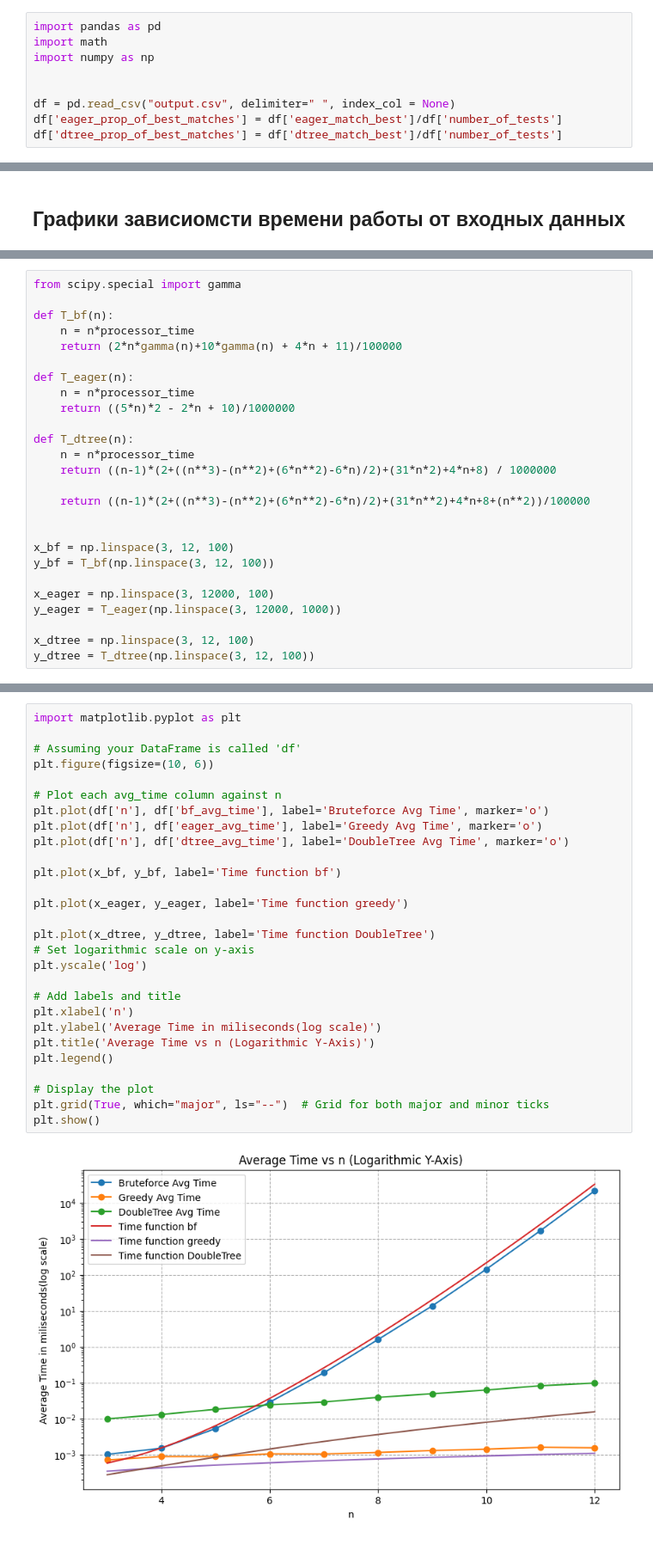
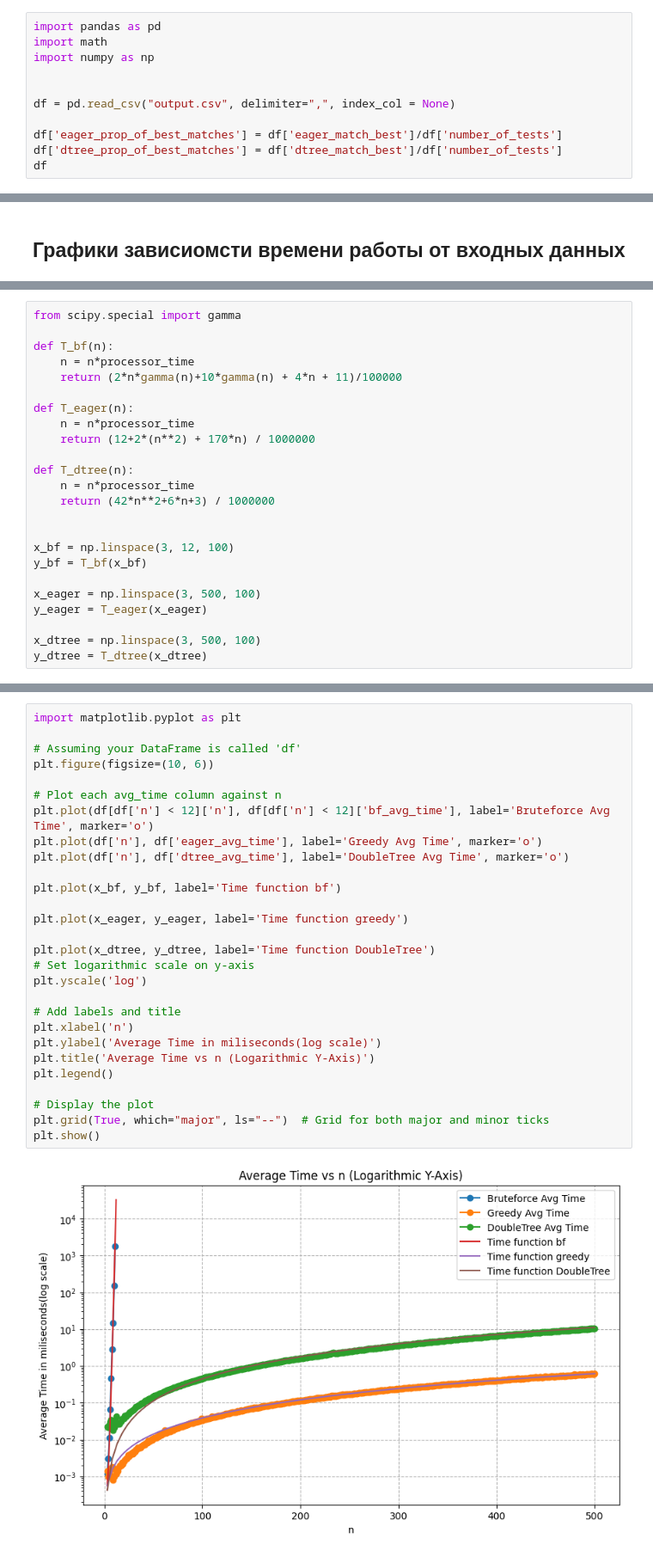
Before and after one commit to V0LSHEBSTV0/salesman-problem, a Jupyter notebook: analysis/analysis.ipynb, the cells around one changed output, grey strips where cells are left out. Shown: that part at 86% size. Cells and saved outputs as stored; diff of their text form.

```diff
--- a/analysis/analysis.ipynb
+++ b/analysis/analysis.ipynb
@@ -4,7 +4,9 @@ import math
 import numpy as np
 
 
-df = pd.read_csv("output.csv", delimiter=" ", index_col = None)
+df = pd.read_csv("output.csv", delimiter=",", index_col = None)
+
 df['eager_prop_of_best_matches'] = df['eager_match_best']/df['number_of_tests']
 df['dtree_prop_of_best_matches'] = df['dtree_match_best']/df['number_of_tests']
+df
 # %% [output]
@@ -73,20 +89,18 @@ def T_bf(n):
 
 def T_eager(n):
     n = n*processor_time
-    return ((5*n)*2 - 2*n + 10)/1000000
+    return (12+2*(n**2) + 170*n) / 1000000
 
 def T_dtree(n):
     n = n*processor_time
-    return ((n-1)*(2+((n**3)-(n**2)+(6*n**2)-6*n)/2)+(31*n*2)+4*n+8) / 1000000
-
-    return ((n-1)*(2+((n**3)-(n**2)+(6*n**2)-6*n)/2)+(31*n**2)+4*n+8+(n**2))/100000
+    return (42*n**2+6*n+3) / 1000000
 
 
 x_bf = np.linspace(3, 12, 100)
-y_bf = T_bf(np.linspace(3, 12, 100))
+y_bf = T_bf(x_bf)
 
-x_eager = np.linspace(3, 12000, 100)
-y_eager = T_eager(np.linspace(3, 12000, 1000))
+x_eager = np.linspace(3, 500, 100)
+y_eager = T_eager(x_eager)
 
-x_dtree = np.linspace(3, 12, 100)
-y_dtree = T_dtree(np.linspace(3, 12, 100))
+x_dtree = np.linspace(3, 500, 100)
+y_dtree = T_dtree(x_dtree)
@@ -95,33 +107,33 @@ NameError: name 'np' is not defined
 # %%
 import matplotlib.pyplot as plt
 
 # Assuming your DataFrame is called 'df'
 plt.figure(figsize=(10, 6))
 
 # Plot each avg_time column against n
-plt.plot(df['n'], df['bf_avg_time'], label='Bruteforce Avg Time', marker='o')
+plt.plot(df[df['n'] < 12]['n'], df[df['n'] < 12]['bf_avg_time'], label='Bruteforce Avg Time', marker='o')
 plt.plot(df['n'], df['eager_avg_time'], label='Greedy Avg Time', marker='o')
 plt.plot(df['n'], df['dtree_avg_time'], label='DoubleTree Avg Time', marker='o')
 
 plt.plot(x_bf, y_bf, label='Time function bf')
 
 plt.plot(x_eager, y_eager, label='Time function greedy')
 
 plt.plot(x_dtree, y_dtree, label='Time function DoubleTree')
 # Set logarithmic scale on y-axis
 plt.yscale('log')
 
 # Add labels and title
 plt.xlabel('n')
 plt.ylabel('Average Time in miliseconds(log scale)')
 plt.title('Average Time vs n (Logarithmic Y-Axis)')
 plt.legend()
 
 # Display the plot
 plt.grid(True, which="major", ls="--")  # Grid for both major and minor ticks
 plt.show()
 # %% [output]
-[figure, old version]
+[figure, new version]
 # %%
 
 # Assuming your DataFrame is called 'df'
```
Also changed, not shown: parts of 9 cells of this notebook, 11 other files.
